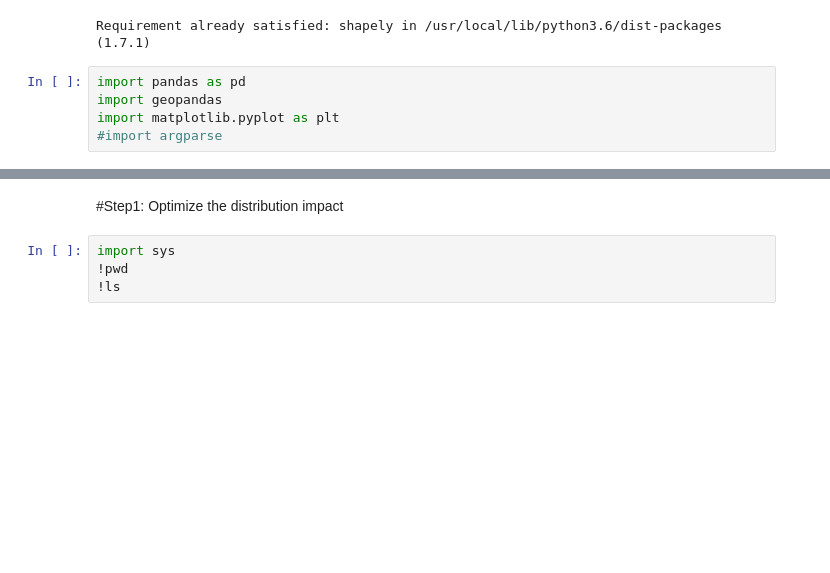
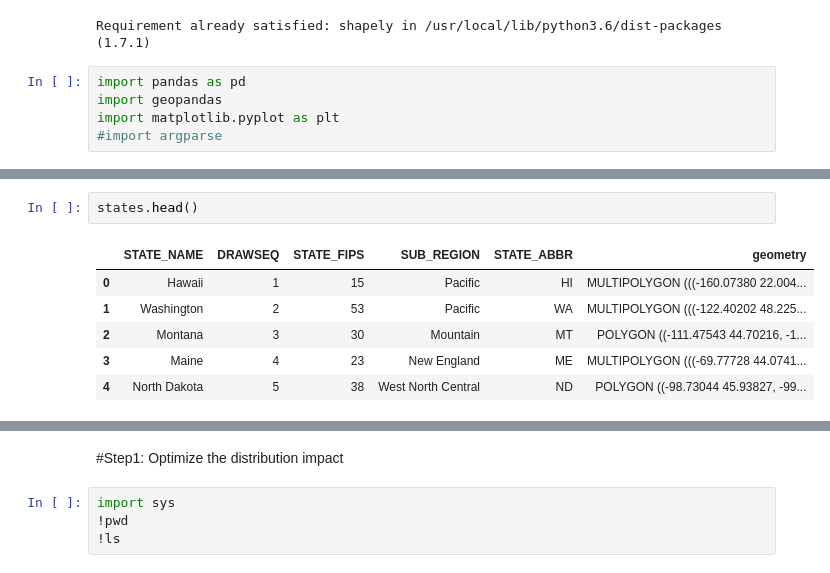
Before and after one commit to VGGatGitHub/Quantum-Chain, a Jupyter notebook: Vaccine_Distribution.ipynb, the cells around one changed output, grey strips where cells are left out. Drawn from its saved outputs; the diff is of its cells as text; blank space fills up the shorter version.

```diff
--- a/Vaccine_Distribution.ipynb
+++ b/Vaccine_Distribution.ipynb
@@ -103,0 +120,9 @@ import matplotlib.pyplot as plt
+# %%
+states.head()
+# %% [output]
+|  | STATE_NAME | DRAWSEQ | STATE_FIPS | SUB_REGION | STATE_ABBR | geometry |
+| 0 | Hawaii | 1 | 15 | Pacific | HI | MULTIPOLYGON (((-160.07380 22.004... |
+| 1 | Washington | 2 | 53 | Pacific | WA | MULTIPOLYGON (((-122.40202 48.225... |
+| 2 | Montana | 3 | 30 | Mountain | MT | POLYGON ((-111.47543 44.70216, -1... |
+| 3 | Maine | 4 | 23 | New England | ME | MULTIPOLYGON (((-69.77728 44.0741... |
+| 4 | North Dakota | 5 | 38 | West North Central | ND | POLYGON ((-98.73044 45.93827, -99... |
```
Also changed, not shown: parts of 19 cells of this notebook.
